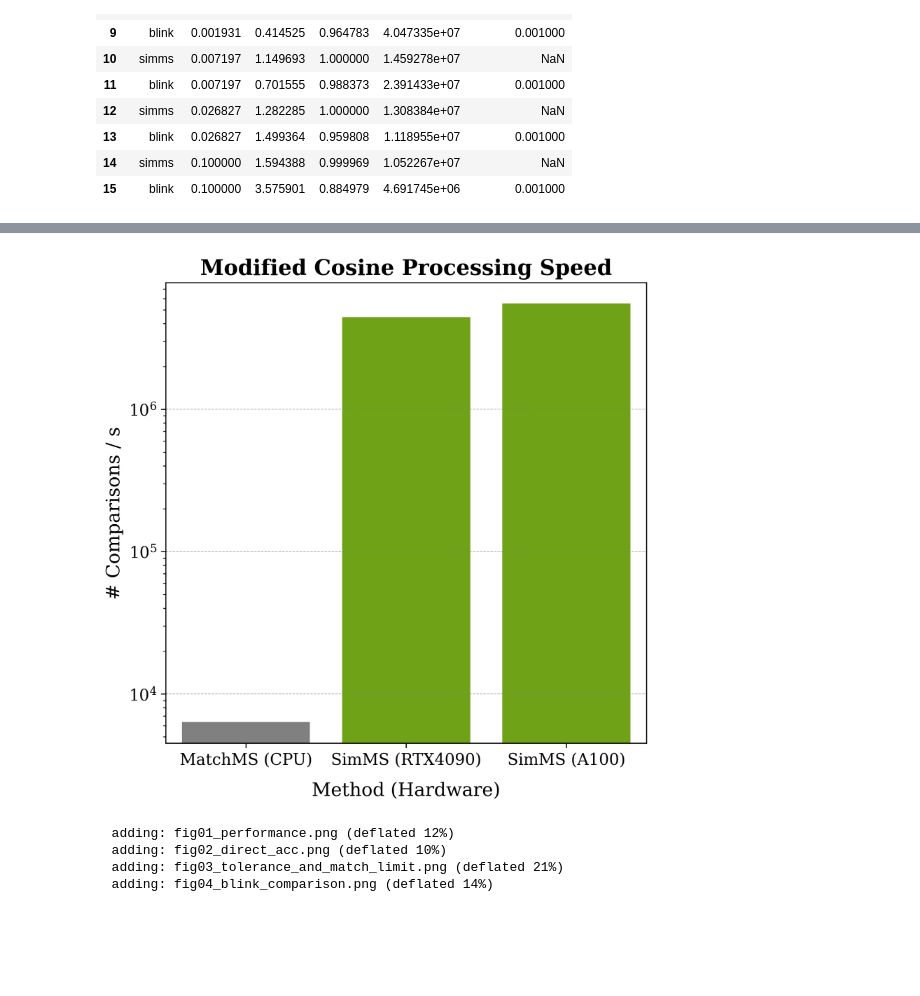
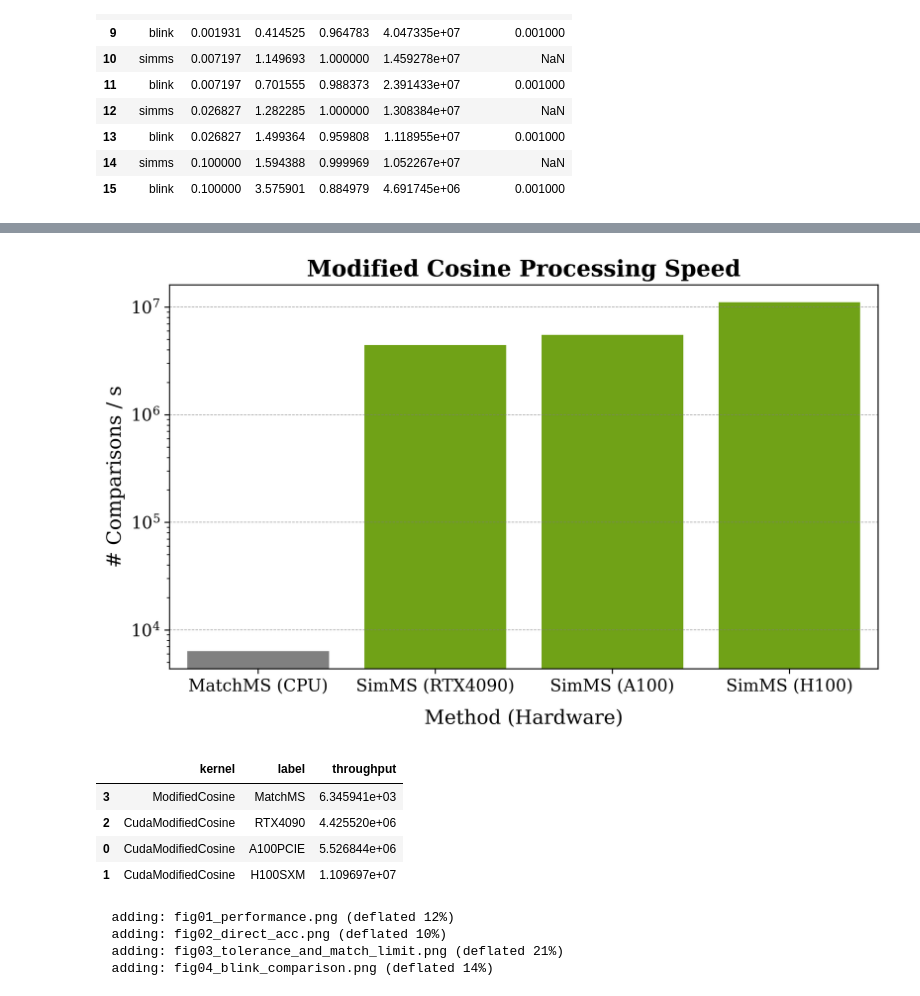
Before and after one commit to PangeAI/SimMS, a Jupyter notebook: notebooks/figures/make_figures.ipynb, the cells around one changed output, grey strips where cells are left out. Saved outputs shown, nothing was run; the diff lists cells and outputs as text; code cells hidden in the pictures; blank space fills up the shorter version.

```diff
--- a/notebooks/figures/make_figures.ipynb
+++ b/notebooks/figures/make_figures.ipynb
@@ -958,36 +957,44 @@ for (kernel, label), data in modified_cosine_df.groupby(["kernel", "label"]):
 performance_df = pd.DataFrame(performance_at_goal)
 performance_df = performance_df.sort_values("throughput")
 # Set colors for CUDA and non-CUDA approaches
 colors = [
     "gray" if "Cuda" not in kernel else "#76B900" for kernel in performance_df["kernel"]
 ]
 
 # Organize x-axis labels
-x_labels = ["MatchMS (CPU)", "SimMS (RTX4090)", "SimMS (A100)"]
+x_labels = ["MatchMS (CPU)", "SimMS (RTX4090)", "SimMS (A100)", "SimMS (H100)"]
 
 # Plotting
-plt.figure(figsize=(6, 6))
+plt.figure(figsize=(8, 5))
 sns.barplot(
     data=performance_df,
     x="label",
     y="throughput",
     hue="kernel",
     dodge=False,
     palette=colors,
     legend=None,
 )
 plt.yscale("log")
 plt.xlabel("Method (Hardware)", labelpad=10)
 plt.ylabel("# Comparisons / s")
 plt.title("Modified Cosine Processing Speed")
 plt.grid(True, axis="y")
 plt.xticks(ticks=np.arange(len(x_labels)), labels=x_labels)
 
 plt.tight_layout()
 plt.savefig("../../assets/perf_speedup.svg", bbox_inches="tight")
 plt.show()
 # %% [output]
-[figure, old version]
+[figure, new version]
+# %%
+performance_df
+# %% [output]
+|  | kernel | label | throughput |
+| 3 | ModifiedCosine | MatchMS | 6.345941e+03 |
+| 2 | CudaModifiedCosine | RTX4090 | 4.425520e+06 |
+| 0 | CudaModifiedCosine | A100PCIE | 5.526844e+06 |
+| 1 | CudaModifiedCosine | H100SXM | 1.109697e+07 |
 # %%
 !rm images.zip
 !zip -r images.zip *.png
```
Also changed, not shown: parts of 4 cells of this notebook, 3 other files.
